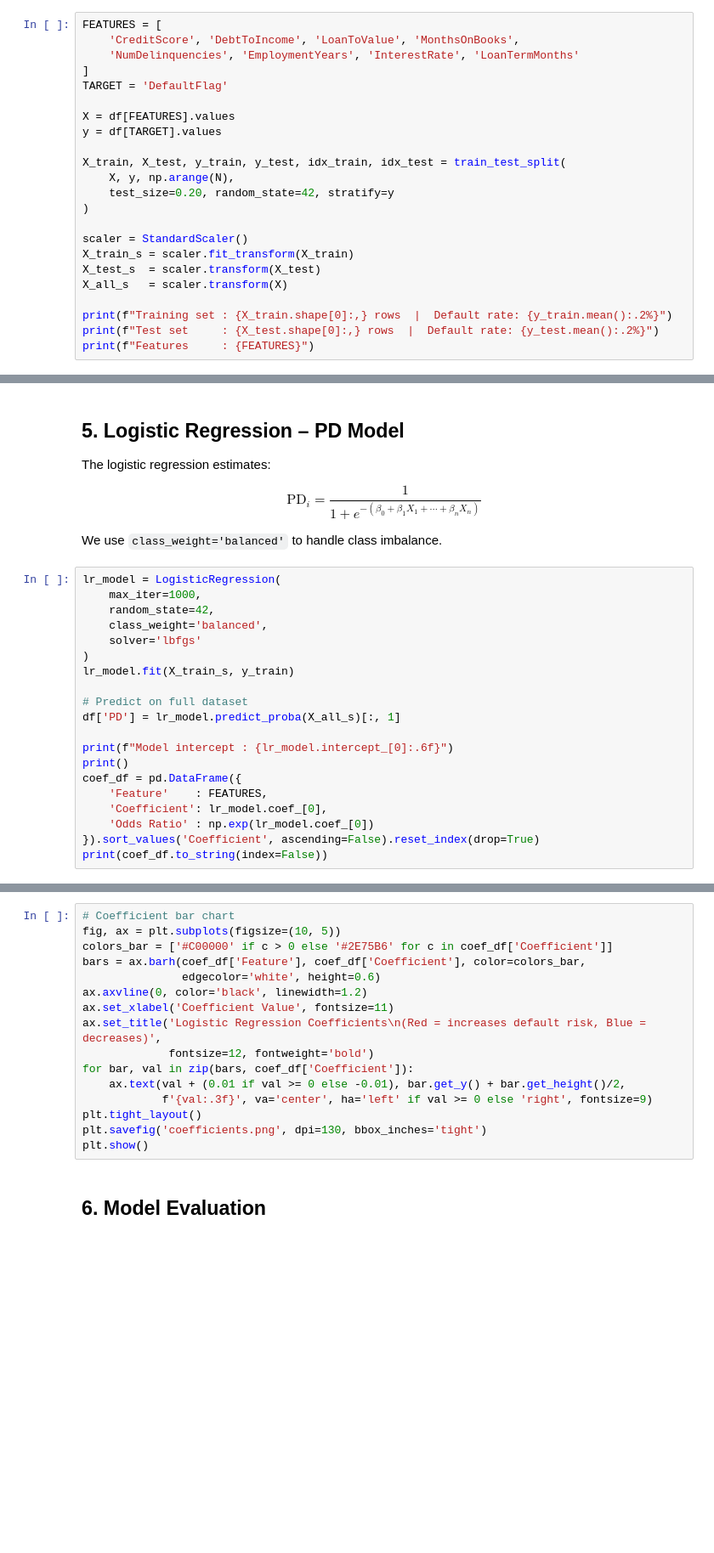
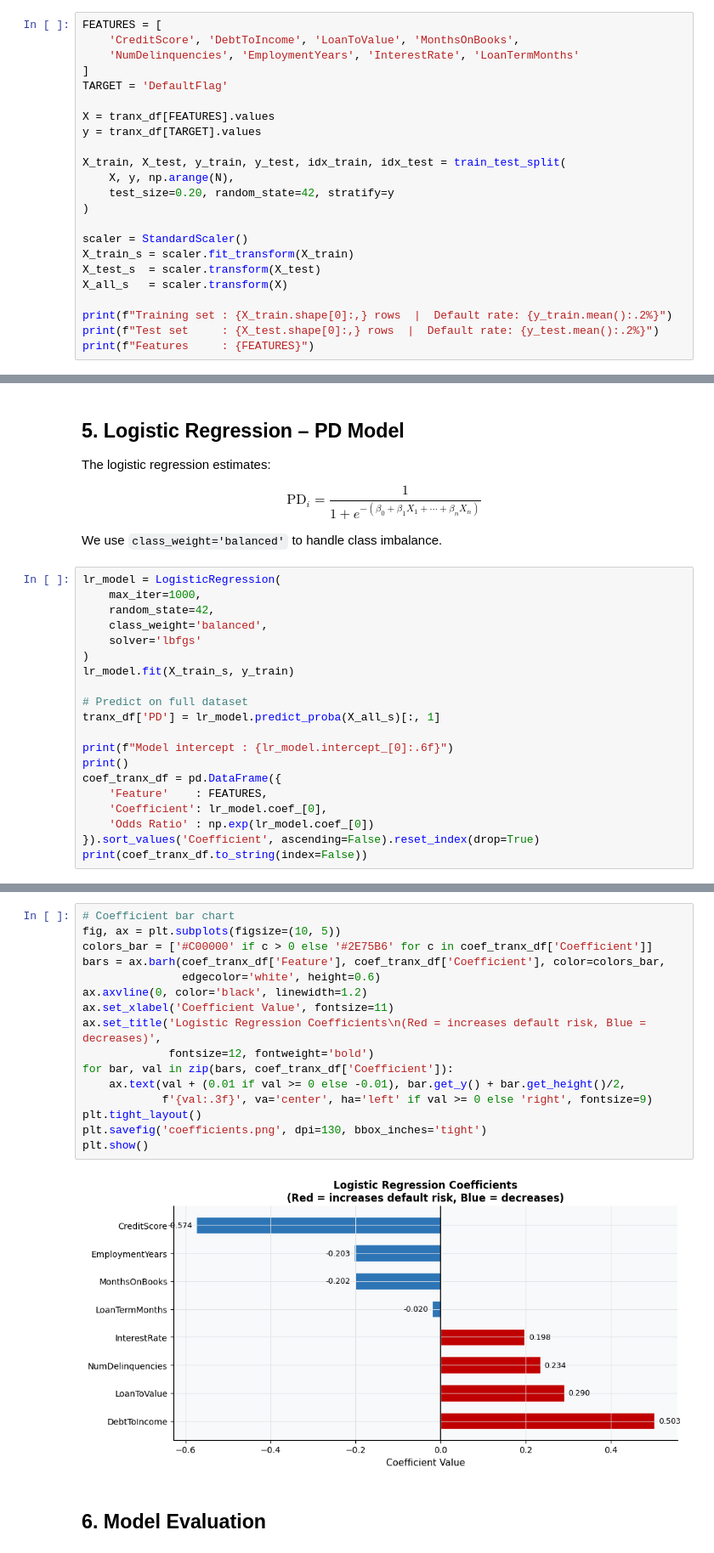
Before and after one commit to vincentmuiruri/Kaggle-Machine-Learning, a Jupyter notebook: IFRS 9 Model/IFRS9_ECL_Model.ipynb, the cells around one changed output, grey strips where cells are left out. Shown at 85% size. Saved outputs shown, nothing was run; the diff lists cells and outputs as text; blank space fills up the shorter version.

```diff
--- a/IFRS 9 Model/IFRS9_ECL_Model.ipynb
+++ b/IFRS 9 Model/IFRS9_ECL_Model.ipynb
@@ -176,8 +224,8 @@ FEATURES = [
 ]
 TARGET = 'DefaultFlag'
 
-X = df[FEATURES].values
-y = df[TARGET].values
+X = tranx_df[FEATURES].values
+y = tranx_df[TARGET].values
 
 X_train, X_test, y_train, y_test, idx_train, idx_test = train_test_split(
     X, y, np.arange(N),
@@ -210,13 +262,13 @@ lr_model = LogisticRegression(
 lr_model.fit(X_train_s, y_train)
 
 # Predict on full dataset
-df['PD'] = lr_model.predict_proba(X_all_s)[:, 1]
+tranx_df['PD'] = lr_model.predict_proba(X_all_s)[:, 1]
 
 print(f"Model intercept : {lr_model.intercept_[0]:.6f}")
 print()
-coef_df = pd.DataFrame({
+coef_tranx_df = pd.DataFrame({
     'Feature'    : FEATURES,
     'Coefficient': lr_model.coef_[0],
     'Odds Ratio' : np.exp(lr_model.coef_[0])
 }).sort_values('Coefficient', ascending=False).reset_index(drop=True)
-print(coef_df.to_string(index=False))
+print(coef_tranx_df.to_string(index=False))
@@ -229,19 +296,21 @@ print(f"Fold AUCs     : {[round(a,4) for a in cv_aucs]}")
 # %%
 # Coefficient bar chart
 fig, ax = plt.subplots(figsize=(10, 5))
-colors_bar = ['#C00000' if c > 0 else '#2E75B6' for c in coef_df['Coefficient']]
-bars = ax.barh(coef_df['Feature'], coef_df['Coefficient'], color=colors_bar,
+colors_bar = ['#C00000' if c > 0 else '#2E75B6' for c in coef_tranx_df['Coefficient']]
+bars = ax.barh(coef_tranx_df['Feature'], coef_tranx_df['Coefficient'], color=colors_bar,
                edgecolor='white', height=0.6)
 ax.axvline(0, color='black', linewidth=1.2)
 ax.set_xlabel('Coefficient Value', fontsize=11)
 ax.set_title('Logistic Regression Coefficients\n(Red = increases default risk, Blue = decreases)',
              fontsize=12, fontweight='bold')
-for bar, val in zip(bars, coef_df['Coefficient']):
+for bar, val in zip(bars, coef_tranx_df['Coefficient']):
     ax.text(val + (0.01 if val >= 0 else -0.01), bar.get_y() + bar.get_height()/2,
             f'{val:.3f}', va='center', ha='left' if val >= 0 else 'right', fontsize=9)
 plt.tight_layout()
 plt.savefig('coefficients.png', dpi=130, bbox_inches='tight')
 plt.show()
+# %% [output]
+[figure, added]
 # %% [markdown]
 ## 6. Model Evaluation
 # %%
```
Also changed, not shown: parts of 20 cells of this notebook.
